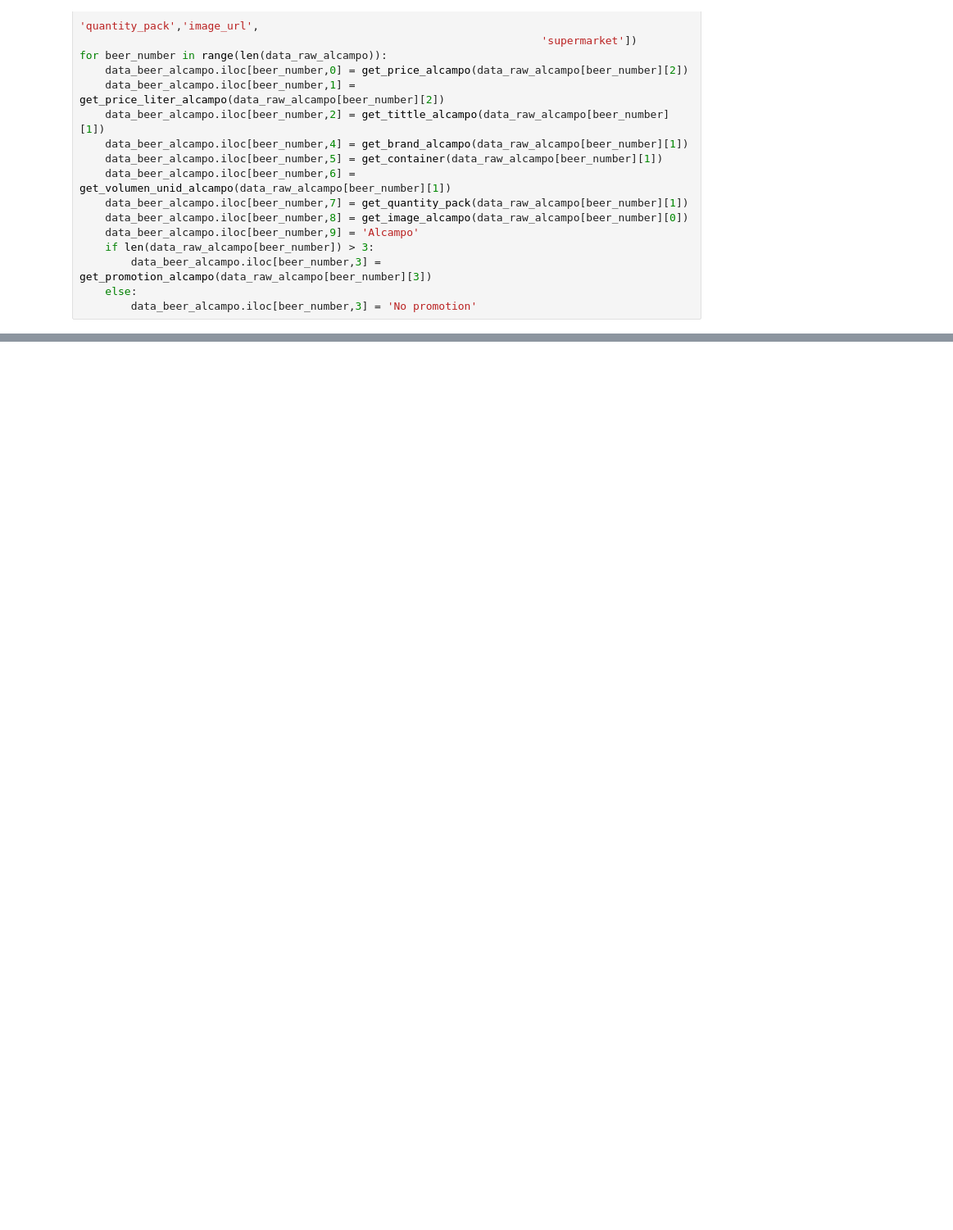
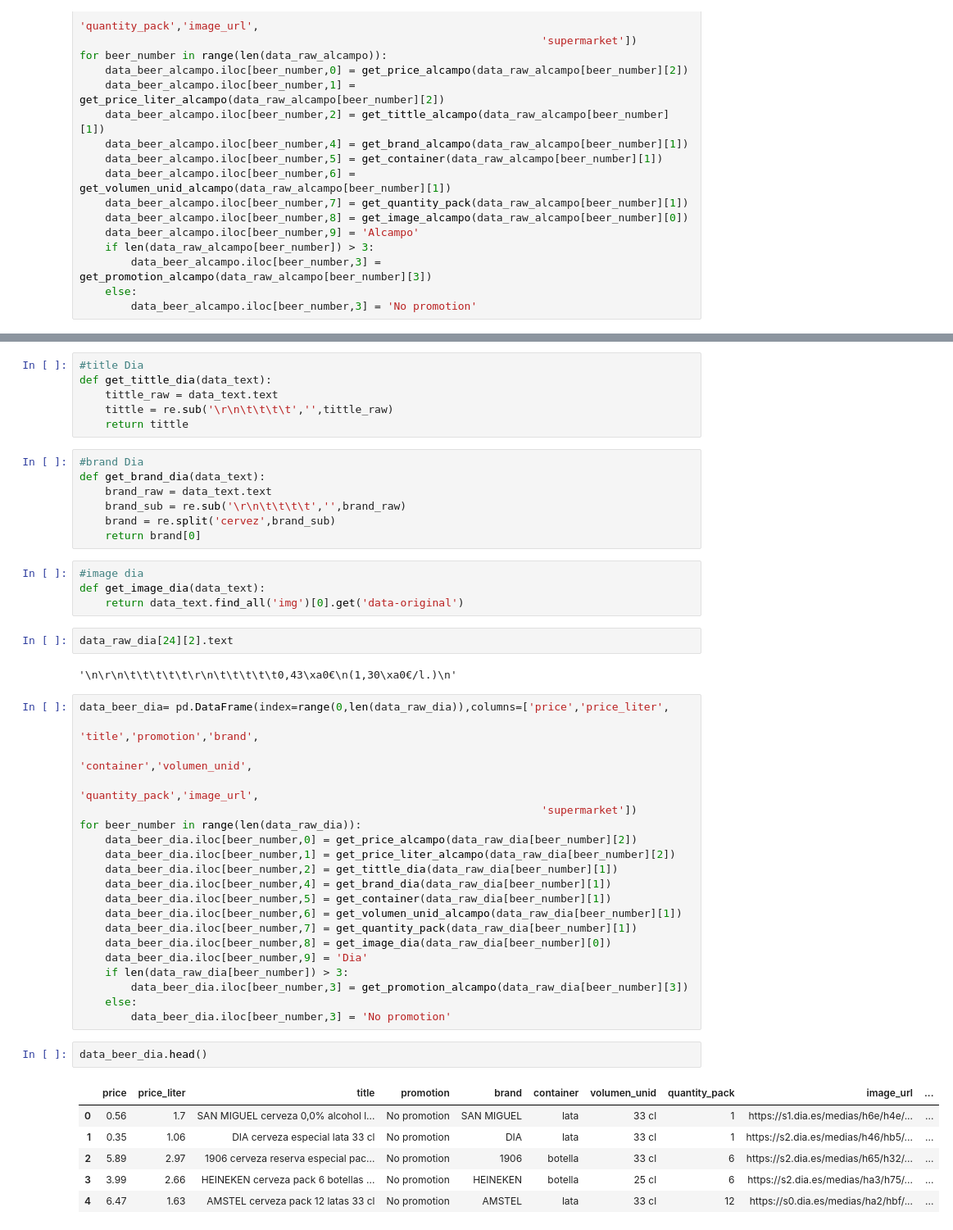
Before and after one commit to ivancompany92/Birras_Pipol_House, a Jupyter notebook: notebooks/pruebas.ipynb, the cells around one changed output, grey strips where cells are left out. Shown at 82% size. Drawn from its saved outputs; the diff is of its cells as text; blank space fills up the shorter version.

```diff
--- a/notebooks/pruebas.ipynb
+++ b/notebooks/pruebas.ipynb
@@ -294,0 +435,50 @@ data_beer_alcampo.head()
+# %%
+#title Dia
+def get_tittle_dia(data_text):
+    tittle_raw = data_text.text
+    tittle = re.sub('\r\n\t\t\t\t','',tittle_raw)
+    return tittle
+# %%
+#brand Dia
+def get_brand_dia(data_text):
+    brand_raw = data_text.text
+    brand_sub = re.sub('\r\n\t\t\t\t','',brand_raw)
+    brand = re.split('cervez',brand_sub)
+    return brand[0]
+# %%
+#image dia
+def get_image_dia(data_text):
+    return data_text.find_all('img')[0].get('data-original')
+# %%
+data_raw_dia[24][2].text
+# %% [output]
+'\n\r\n\t\t\t\t\t\r\n\t\t\t\t\t0,43\xa0€\n(1,30\xa0€/l.)\n'
+# %%
+data_beer_dia= pd.DataFrame(index=range(0,len(data_raw_dia)),columns=['price','price_liter',
+                                                                           'title','promotion','brand',
+                                                                          'container','volumen_unid',
+                                                                          'quantity_pack','image_url',
+                                                                        'supermarket'])
+for beer_number in range(len(data_raw_dia)):
+    data_beer_dia.iloc[beer_number,0] = get_price_alcampo(data_raw_dia[beer_number][2])
+    data_beer_dia.iloc[beer_number,1] = get_price_liter_alcampo(data_raw_dia[beer_number][2])
+    data_beer_dia.iloc[beer_number,2] = get_tittle_dia(data_raw_dia[beer_number][1])
+    data_beer_dia.iloc[beer_number,4] = get_brand_dia(data_raw_dia[beer_number][1])
+    data_beer_dia.iloc[beer_number,5] = get_container(data_raw_dia[beer_number][1])
+    data_beer_dia.iloc[beer_number,6] = get_volumen_unid_alcampo(data_raw_dia[beer_number][1])
+    data_beer_dia.iloc[beer_number,7] = get_quantity_pack(data_raw_dia[beer_number][1])
+    data_beer_dia.iloc[beer_number,8] = get_image_dia(data_raw_dia[beer_number][0])
+    data_beer_dia.iloc[beer_number,9] = 'Dia'
+    if len(data_raw_dia[beer_number]) > 3:
+        data_beer_dia.iloc[beer_number,3] = get_promotion_alcampo(data_raw_dia[beer_number][3])
+    else:
+        data_beer_dia.iloc[beer_number,3] = 'No promotion'
+# %%
+data_beer_dia.head()
+# %% [output]
+|  | price | price_liter | title | promotion | brand | container | volumen_unid | quantity_pack | image_url | ... |
+| 0 | 0.56 | 1.7 | SAN MIGUEL cerveza 0,0% alcohol l... | No promotion | SAN MIGUEL | lata | 33 cl | 1 | https://s1.dia.es/medias/h6e/h4e/... | ... |
+| 1 | 0.35 | 1.06 | DIA cerveza especial lata 33 cl | No promotion | DIA | lata | 33 cl | 1 | https://s2.dia.es/medias/h46/hb5/... | ... |
+| 2 | 5.89 | 2.97 | 1906 cerveza reserva especial pac... | No promotion | 1906 | botella | 33 cl | 6 | https://s2.dia.es/medias/h65/h32/... | ... |
+| 3 | 3.99 | 2.66 | HEINEKEN cerveza pack 6 botellas ... | No promotion | HEINEKEN | botella | 25 cl | 6 | https://s2.dia.es/medias/ha3/h75/... | ... |
+| 4 | 6.47 | 1.63 | AMSTEL cerveza pack 12 latas 33 cl | No promotion | AMSTEL | lata | 33 cl | 12 | https://s0.dia.es/medias/ha2/hbf/... | ... |
```
Also changed, not shown: parts of 41 cells of this notebook.
